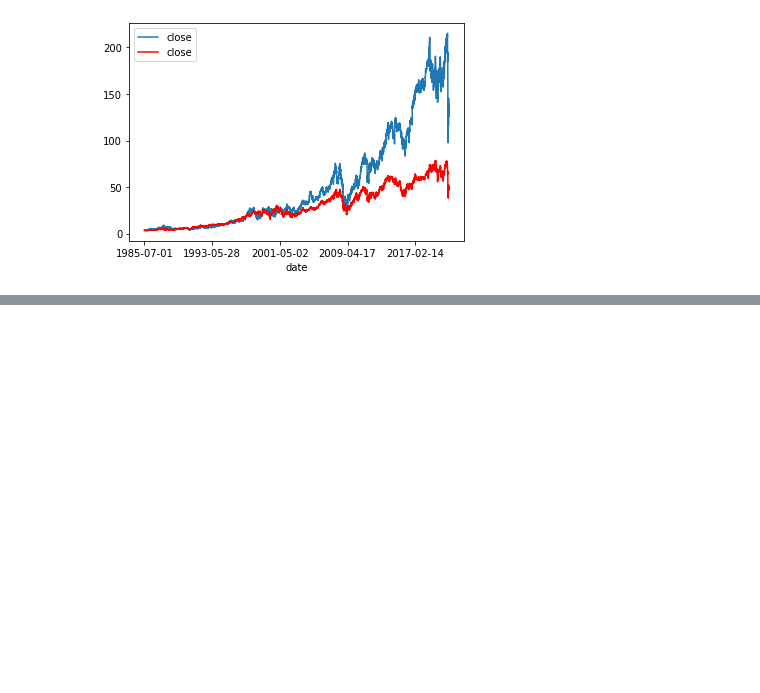
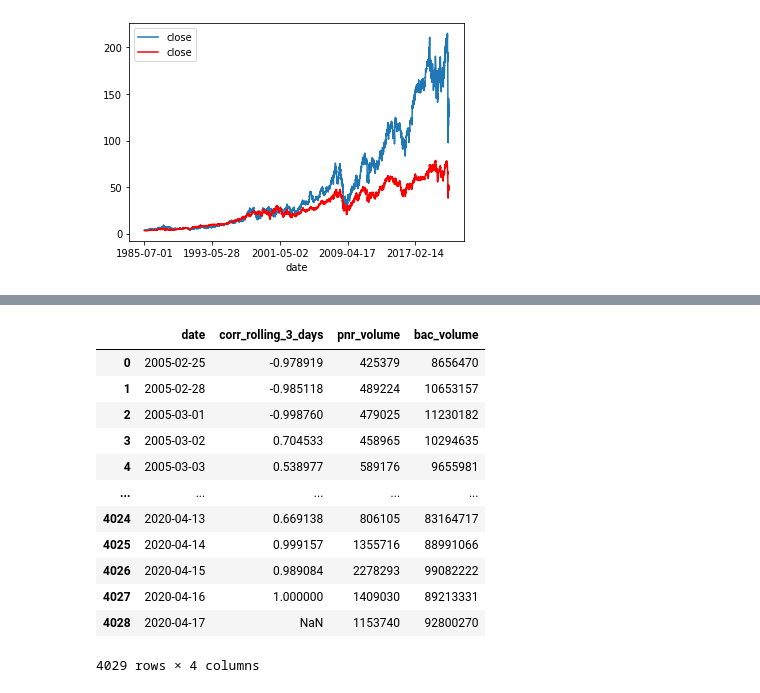
Before and after one commit to jonhilgart22/daily_trading, a Jupyter notebook: notebooks/train_model.ipynb, the cells around one changed output, grey strips where cells are left out. Saved outputs shown, nothing was run; the diff lists cells and outputs as text; code cells hidden in the pictures; blank space fills up the shorter version.

```diff
--- a/notebooks/train_model.ipynb
+++ b/notebooks/train_model.ipynb
@@ -147,0 +366,16 @@ for first_stock in dict_of_stocks_and_dfs.keys():
+# %%
+final_stock_df['pnr_and_bac']
+# %% [output]
+|  | date | corr_rolling_3_days | pnr_volume | bac_volume |
+| 0 | 2005-02-25 | -0.978919 | 425379 | 8656470 |
+| 1 | 2005-02-28 | -0.985118 | 489224 | 10653157 |
+| 2 | 2005-03-01 | -0.998760 | 479025 | 11230182 |
+| 3 | 2005-03-02 | 0.704533 | 458965 | 10294635 |
+| 4 | 2005-03-03 | 0.538977 | 589176 | 9655981 |
+| ... | ... | ... | ... | ... |
+| 4024 | 2020-04-13 | 0.669138 | 806105 | 83164717 |
+| 4025 | 2020-04-14 | 0.999157 | 1355716 | 88991066 |
+| 4026 | 2020-04-15 | 0.989084 | 2278293 | 99082222 |
+| 4027 | 2020-04-16 | 1.000000 | 1409030 | 89213331 |
+| 4028 | 2020-04-17 | NaN | 1153740 | 92800270 |
+4029 rows × 4 columns
```
Also changed, not shown: parts of 21 cells of this notebook, 2 other files.
